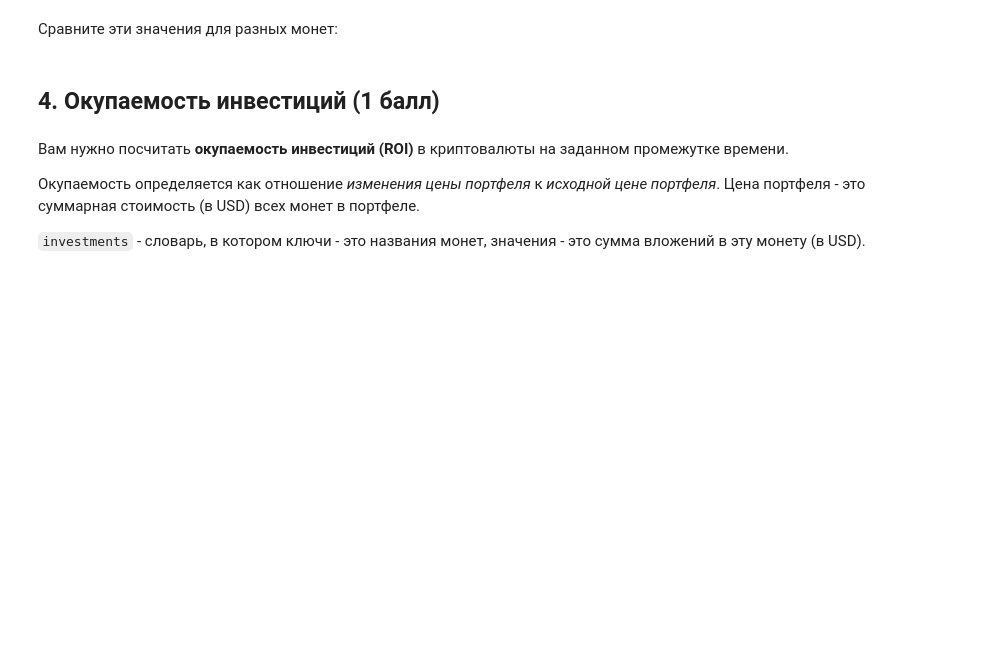
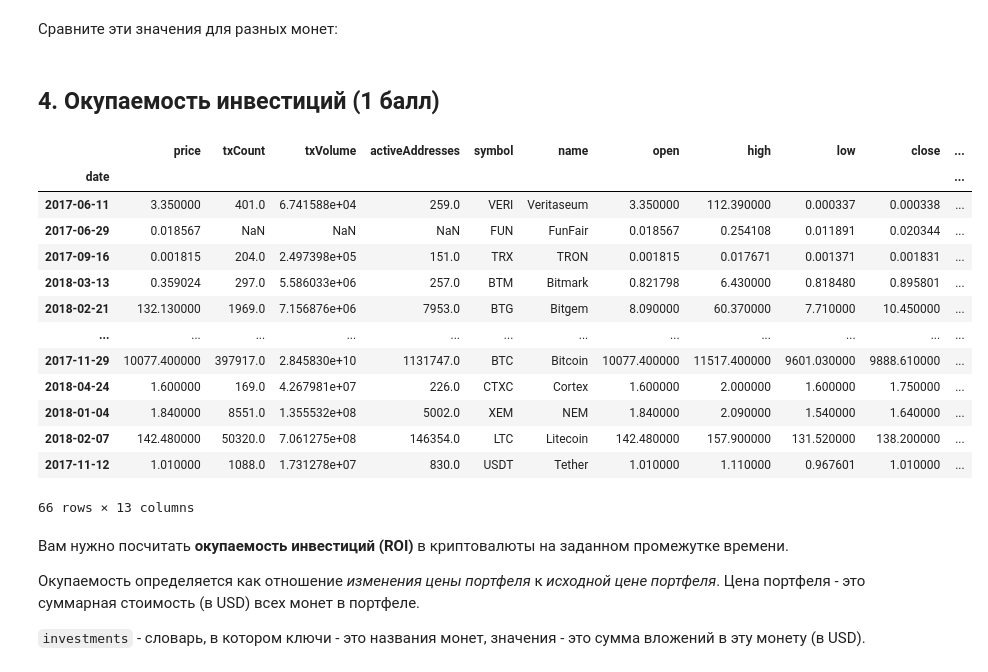
Before and after one commit to Alek-dr/mipt, a Jupyter notebook: lab_work.ipynb, the cells around one changed output. Drawn from its saved outputs; the diff is of its cells as text; code cells hidden in the pictures; blank space fills up the shorter version.

```diff
--- a/lab_work.ipynb
+++ b/lab_work.ipynb
@@ -124,8 +195,13 @@ plot_fancy_price_action(coins=coins, symbol='VERI', start_date='2013-06-01', end
 Она выглядит следуюшим образом. Несколько крупных игроков или много мелких договариваются вместе купить малоизвестную монету с низкой ценой и объемом торгов. Это приводит к мгновенному взлету цены (pump), далее приходят неопытные игроки в надежде успеть заработать на таком росте. В этот момент организаторы схемы начнают все продавать (dump). Весь процесс занимает от нескольких минут до нескольких часов.
 # %% [markdown]
 Ваша задача -- **найти самый сильный pump'n'dump** монеты на заданном промежутке времени. Для этого для каждого дня определим число `pnd` равное отношению максимальной цены монеты в данный день к максимуму из цен открытия и закрытия в тот же день. Нужно найти день, когда `pnd` был максимален и величину `pnd`.
-# %%
-def find_most_severe_pump_and_dump(coins, symbol, start_date, end_date):
-    # Paste your code here
+# %%
+def find_most_severe_pump_and_dump(coins, symbol, start_date, end_date) -> pd.Series:
+    start_date = pd.to_datetime(start_date)
+    end_date = pd.to_datetime(end_date)
+    specified_coin = coins[coins.symbol == symbol]
+    specified_coin = specified_coin.loc[start_date:end_date]
+    specified_coin['pnd'] = specified_coin.apply(lambda row: row.high / max(row.open, row.close), axis=1)
+    return specified_coin[specified_coin.pnd == specified_coin.pnd.max()]
 # %%
 find_most_severe_pump_and_dump(coins, symbol='BTC', start_date='2017-06-01', end_date='2018-06-01')
@@ -133,6 +213,31 @@ find_most_severe_pump_and_dump(coins, symbol='BTC', start_date='2017-06-01', end
 Сравните эти значения для разных монет:
 # %% [markdown]
 ## 4. Окупаемость инвестиций (1 балл)
+# %%
+start_date='2017-06-01'
+end_date='2018-06-01'
+results = []
+for symbol in coins['symbol'].unique():
+    res = find_most_severe_pump_and_dump(coins, symbol=symbol, start_date='2017-06-01', end_date='2018-06-01')
+    results.append(res)
+
+res = pd.concat(results)
+res.sort_values('pnd', ascending=False)
+# %% [output]
+|  | price | txCount | txVolume | activeAddresses | symbol | name | open | high | low | close | ... |
+| date |  |  |  |  |  |  |  |  |  |  | ... |
+| 2017-06-11 | 3.350000 | 401.0 | 6.741588e+04 | 259.0 | VERI | Veritaseum | 3.350000 | 112.390000 | 0.000337 | 0.000338 | ... |
+| 2017-06-29 | 0.018567 | NaN | NaN | NaN | FUN | FunFair | 0.018567 | 0.254108 | 0.011891 | 0.020344 | ... |
+| 2017-09-16 | 0.001815 | 204.0 | 2.497398e+05 | 151.0 | TRX | TRON | 0.001815 | 0.017671 | 0.001371 | 0.001831 | ... |
+| 2018-03-13 | 0.359024 | 297.0 | 5.586033e+06 | 257.0 | BTM | Bitmark | 0.821798 | 6.430000 | 0.818480 | 0.895801 | ... |
+| 2018-02-21 | 132.130000 | 1969.0 | 7.156876e+06 | 7953.0 | BTG | Bitgem | 8.090000 | 60.370000 | 7.710000 | 10.450000 | ... |
+| ... | ... | ... | ... | ... | ... | ... | ... | ... | ... | ... | ... |
+| 2017-11-29 | 10077.400000 | 397917.0 | 2.845830e+10 | 1131747.0 | BTC | Bitcoin | 10077.400000 | 11517.400000 | 9601.030000 | 9888.610000 | ... |
+| 2018-04-24 | 1.600000 | 169.0 | 4.267981e+07 | 226.0 | CTXC | Cortex | 1.600000 | 2.000000 | 1.600000 | 1.750000 | ... |
+| 2018-01-04 | 1.840000 | 8551.0 | 1.355532e+08 | 5002.0 | XEM | NEM | 1.840000 | 2.090000 | 1.540000 | 1.640000 | ... |
+| 2018-02-07 | 142.480000 | 50320.0 | 7.061275e+08 | 146354.0 | LTC | Litecoin | 142.480000 | 157.900000 | 131.520000 | 138.200000 | ... |
+| 2017-11-12 | 1.010000 | 1088.0 | 1.731278e+07 | 830.0 | USDT | Tether | 1.010000 | 1.110000 | 0.967601 | 1.010000 | ... |
+66 rows × 13 columns
 # %% [markdown]
 Вам нужно посчитать **окупаемость инвестиций (ROI)** в криптовалюты на заданном промежутке времени.
 
```
Also changed, not shown: parts of 20 cells of this notebook.
